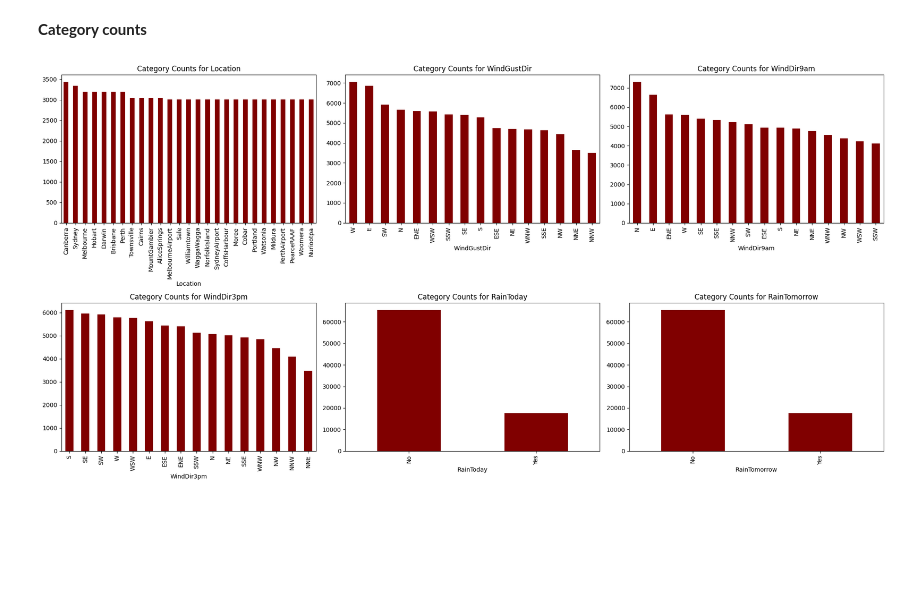
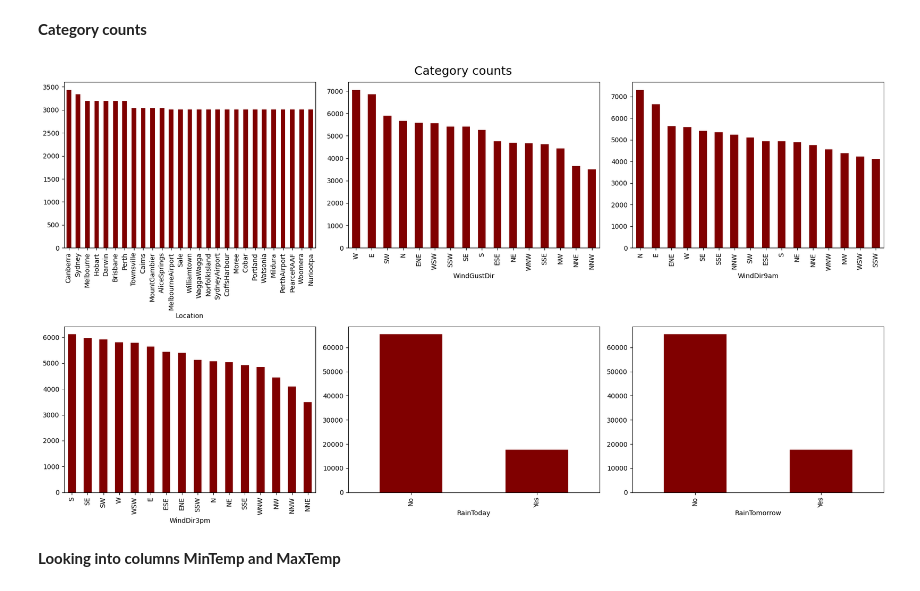
Before and after one commit to dzungpnguyen/rain-in-australia, a Jupyter notebook: data_exploration_analysis.ipynb, the cells around one changed output. Cells and saved outputs as stored; diff of their text form; code cells hidden in the pictures; blank space fills up the shorter version.

Commit message:
fix plot category counts

```diff
--- a/data_exploration_analysis.ipynb
+++ b/data_exploration_analysis.ipynb
@@ -279,13 +279,16 @@ plt.show()
 **Category counts**
 # %%
 n_cols = len(categorical_columns)
-fig, axes = plt.subplots(nrows=(n_cols + 2) // 3, ncols=3, figsize=(20, 5 * ((n_cols + 2) // 3)))
+fig, axes = plt.subplots(nrows=(n_cols + 2) // 3, ncols=3, figsize=(18, 5 * ((n_cols + 2) // 3)))
 axes = axes.flatten()
 for i, col in enumerate(categorical_columns):
-    df[col].value_counts().plot(kind='bar', ax=axes[i], title=f'Category Counts for {col}', color='maroon')
+    df[col].value_counts().plot(kind='bar', ax=axes[i], color='maroon')
 for j in range(i + 1, len(axes)):
     fig.delaxes(axes[j])
+plt.suptitle('Category counts', fontsize=18)
 plt.tight_layout()
 plt.show()
 # %% [output]
-[figure, old version]
+[figure, new version]
+# %% [markdown]
+**Looking into columns MinTemp and MaxTemp**
```
